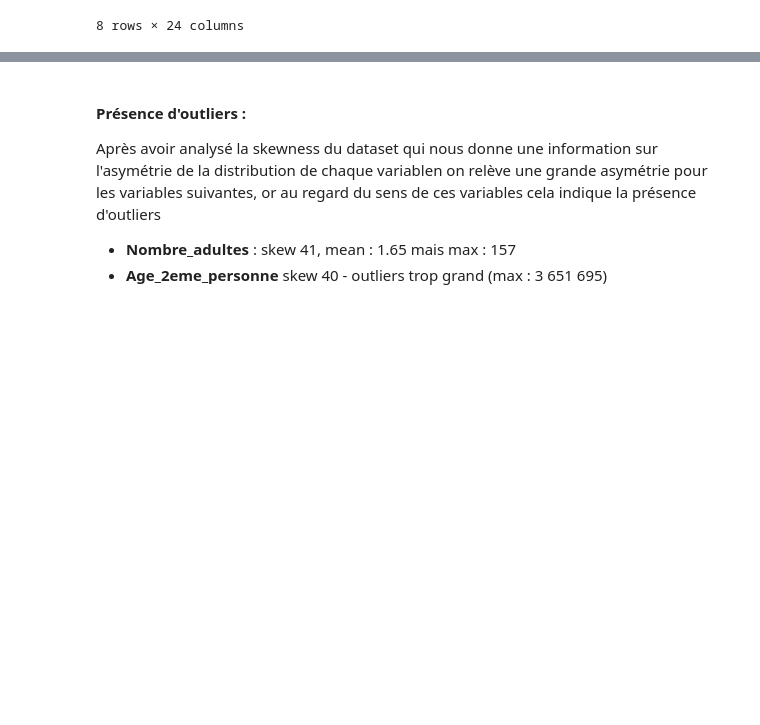
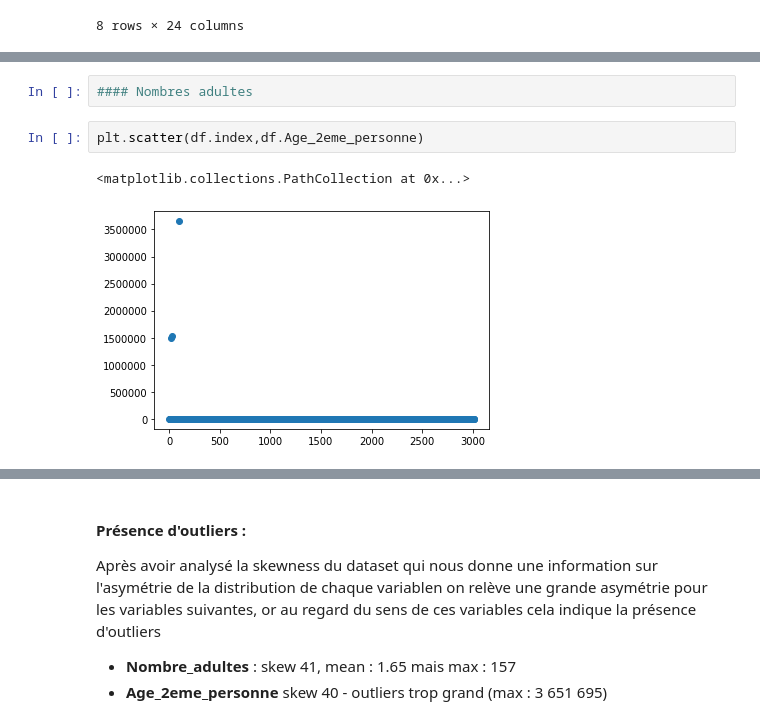
Before and after one commit to keyserwood/ILBRecruitmentProcess, a Jupyter notebook: 1.0-er-ilb_lab_test_technique2.ipynb, the cells around one changed output, grey strips where cells are left out. Drawn from its saved outputs; the diff is of its cells as text; blank space fills up the shorter version.

```diff
--- a/1.0-er-ilb_lab_test_technique2.ipynb
+++ b/1.0-er-ilb_lab_test_technique2.ipynb
@@ -248,0 +301,7 @@ dtype: float64
+# %%
+#### Nombres adultes
+# %%
+plt.scatter(df.index,df.Age_2eme_personne)
+# %% [output]
+<matplotlib.collections.PathCollection at 0x...>
+[figure, added]
```
Also changed, not shown: parts of 11 cells of this notebook.
